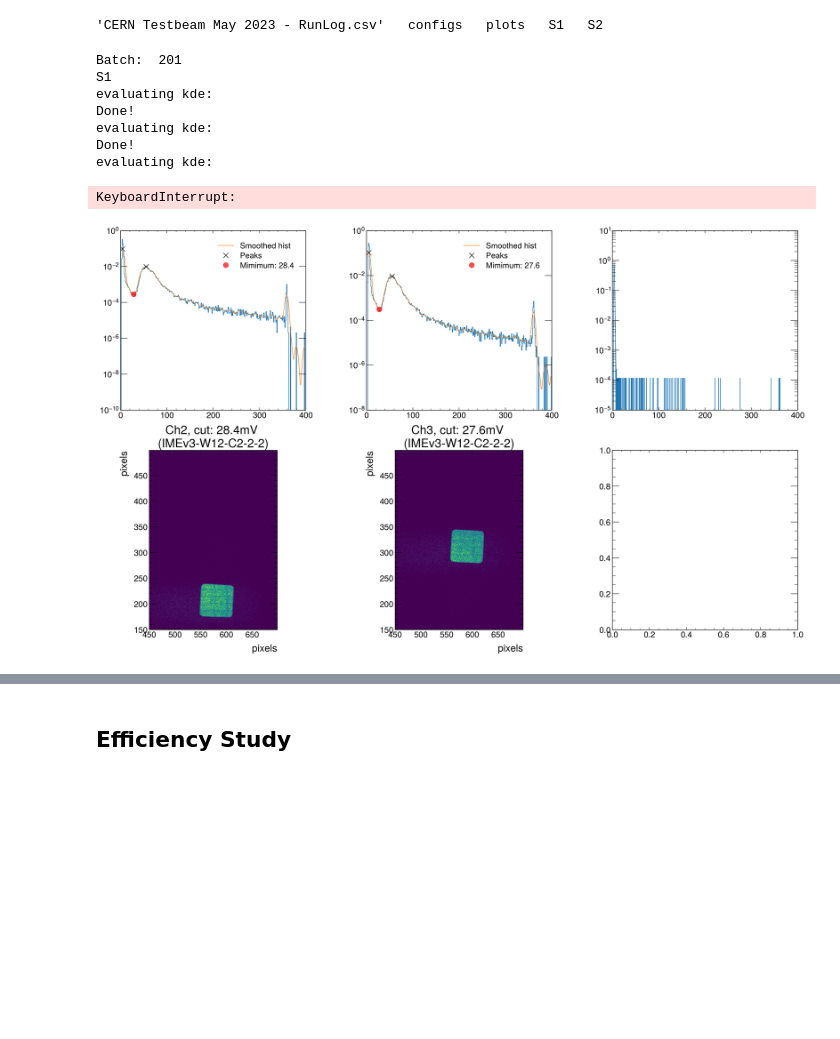
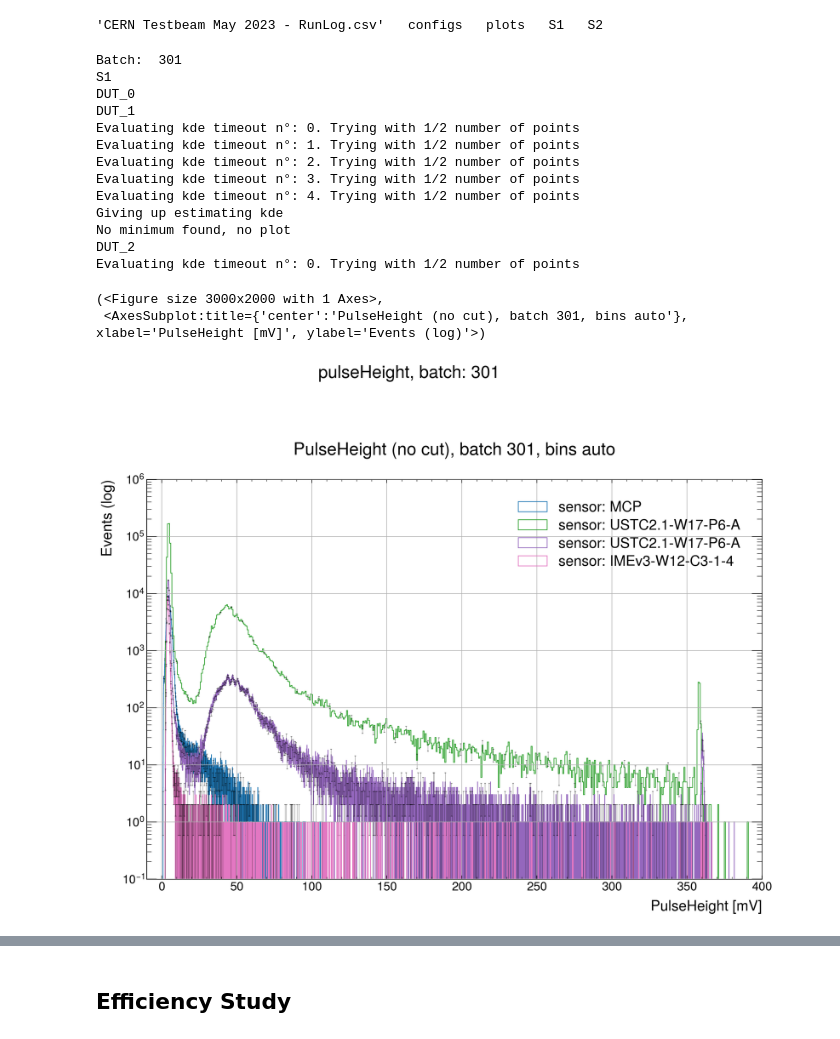
Before and after one commit to TheMarcello/testbeam-analysis, a Jupyter notebook: PulseHeight_cut.ipynb, the cells around one changed output, grey strips where cells are left out. Drawn from its saved outputs; the diff is of its cells as text; code cells hidden in the pictures; blank space fills up the shorter version.

Commit message:
trying different module to implement the timeouts

```diff
--- a/PulseHeight_cut.ipynb
+++ b/PulseHeight_cut.ipynb
@@ -243,7 +251,7 @@ if verbose:
 branches = ["eventNumber", "Xtr", "Ytr", "pulseHeight", "charge", "timeCFD20", "timeCFD50", "timeCFD70"]
 columns_to_remove = ["Xtr_4","Xtr_5","Xtr_6","Xtr_7","Ytr_4","Ytr_5","Ytr_6","Ytr_7"]
 
-this_batch = 201
+this_batch = 301
 print("Batch: ", this_batch)
 dir_path = {}
 df = {}  # dictionary containing the two dataframes of the two oscilloscopes
@@ -254,7 +262,7 @@ for S in ["S1","S2"]: # the two scopes
     file_path = f"tree_May2023_{S}_{this_batch}.root"
     df[S] = root_to_df(os.path.join(dir_path[S], file_path), branches)
     df[S] = df[S].drop(columns=columns_to_remove)
-#     plot(df[S],"2D_Tracks", batch=this_batch, sensors=sensors_list[this_batch][S], bins=bins,
+#     plot(df[S], "2D_Tracks", batch=this_batch, sensors=sensors_list[this_batch][S], bins=bins,
     plot(df[S], "2D_Sensors", this_batch, sensors=sensors_list[this_batch][S], bins=bins,
     savefig=True, savefig_details=f'_{S}')
 
@@ -262,12 +270,16 @@ for S in ["S1","S2"]: # the two scopes
 # plot(df["S2"],"2D_Tracks", batch=this_batch, sensors=sensors_list[this_batch]["S2"], bins=bins,
 #     savefig=True, savefig_details='_S2')
 # %% [output]
-Batch:  201
+Batch:  301
 S1
-evaluating kde:
-Done!
-evaluating kde:
-Done!
-evaluating kde:
+DUT_0
+DUT_1
+Evaluating kde timeout n°: 0. Trying with 1/2 number of points
+Evaluating kde timeout n°: 1. Trying with 1/2 number of points
+Evaluating kde timeout n°: 2. Trying with 1/2 number of points
+Evaluating kde timeout n°: 3. Trying with 1/2 number of points
+Evaluating kde timeout n°: 4. Trying with 1/2 number of points
+Giving up estimating kde
+No minimum found, no plot
+DUT_2
+Evaluating kde timeout n°: 0. Trying with 1/2 number of points
-KeyboardInterrupt:
-[figure, removed]
@@ -275,0 +286,9 @@ KeyboardInterrupt:
+# %%
+# find_min_btw_peaks(df["S1"]["pulseHeight_3"], bins='auto', plot=True)
+data = df["S1"]
+my_options = {'markersize':1, 'linewidth':0, 'alpha':0.5,'ecolor':'k', 'elinewidth':0.5, 'capsize':1, 'errorevery':10}
+plot(data, "pulseHeight", this_batch, bins='auto', sensors=sensors_list[this_batch]["S1"], **my_options)
+# %% [output]
+(<Figure size 3000x2000 with 1 Axes>,
+ <AxesSubplot:title={'center':'PulseHeight (no cut), batch 301, bins auto'}, xlabel='PulseHeight [mV]', ylabel='Events (log)'>)
+[figure, added]
```
Also changed, not shown: parts of 18 cells of this notebook, 1 other file.
